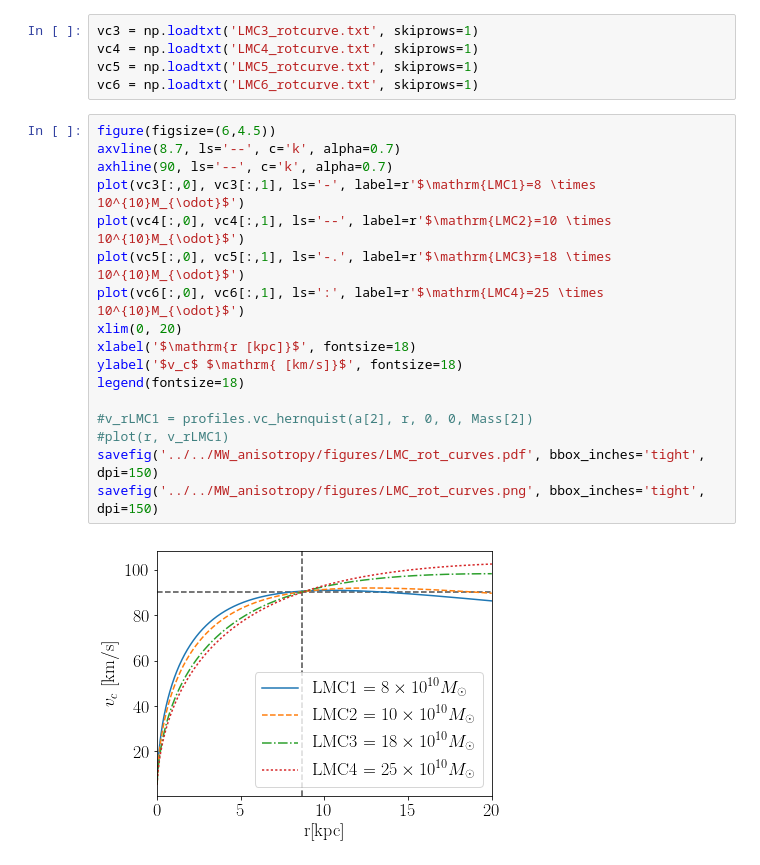
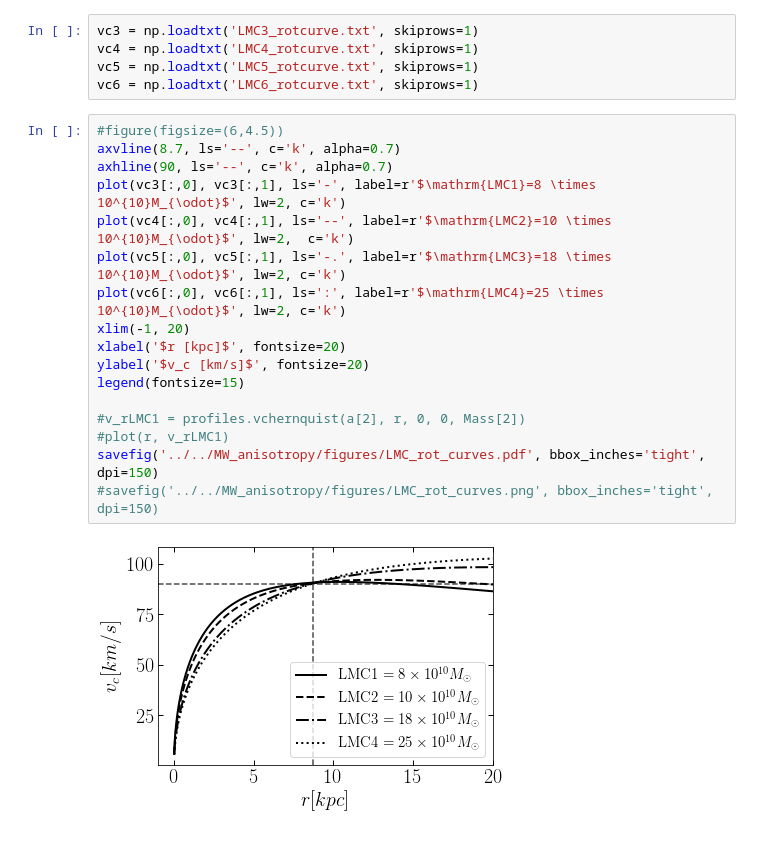
Before and after one commit to jngaravitoc/LMC-MW, a Jupyter notebook: code/LMC_model.ipynb, the cells around one changed output. Cells and saved outputs as stored; diff of their text form.

Commit message:
lmc model update figure style

```diff
--- a/code/LMC_model.ipynb
+++ b/code/LMC_model.ipynb
@@ -90,21 +90,21 @@ vc4 = np.loadtxt('LMC4_rotcurve.txt', skiprows=1)
 vc5 = np.loadtxt('LMC5_rotcurve.txt', skiprows=1)
 vc6 = np.loadtxt('LMC6_rotcurve.txt', skiprows=1)
 # %%
-figure(figsize=(6,4.5))
+#figure(figsize=(6,4.5))
 axvline(8.7, ls='--', c='k', alpha=0.7)
 axhline(90, ls='--', c='k', alpha=0.7)
-plot(vc3[:,0], vc3[:,1], ls='-', label=r'$\mathrm{LMC1}=8 \times 10^{10}M_{\odot}$')
-plot(vc4[:,0], vc4[:,1], ls='--', label=r'$\mathrm{LMC2}=10 \times 10^{10}M_{\odot}$')
-plot(vc5[:,0], vc5[:,1], ls='-.', label=r'$\mathrm{LMC3}=18 \times 10^{10}M_{\odot}$')
-plot(vc6[:,0], vc6[:,1], ls=':', label=r'$\mathrm{LMC4}=25 \times 10^{10}M_{\odot}$')
-xlim(0, 20)
-xlabel('$\mathrm{r [kpc]}$', fontsize=18)
-ylabel('$v_c$ $\mathrm{ [km/s]}$', fontsize=18)
-legend(fontsize=18)
+plot(vc3[:,0], vc3[:,1], ls='-', label=r'$\mathrm{LMC1}=8 \times 10^{10}M_{\odot}$', lw=2, c='k')
+plot(vc4[:,0], vc4[:,1], ls='--', label=r'$\mathrm{LMC2}=10 \times 10^{10}M_{\odot}$', lw=2,  c='k')
+plot(vc5[:,0], vc5[:,1], ls='-.', label=r'$\mathrm{LMC3}=18 \times 10^{10}M_{\odot}$', lw=2, c='k')
+plot(vc6[:,0], vc6[:,1], ls=':', label=r'$\mathrm{LMC4}=25 \times 10^{10}M_{\odot}$', lw=2, c='k')
+xlim(-1, 20)
+xlabel('$r [kpc]$', fontsize=20)
+ylabel('$v_c [km/s]$', fontsize=20)
+legend(fontsize=15)
 
-#v_rLMC1 = profiles.vc_hernquist(a[2], r, 0, 0, Mass[2])
+#v_rLMC1 = profiles.vchernquist(a[2], r, 0, 0, Mass[2])
 #plot(r, v_rLMC1)
 savefig('../../MW_anisotropy/figures/LMC_rot_curves.pdf', bbox_inches='tight', dpi=150)
-savefig('../../MW_anisotropy/figures/LMC_rot_curves.png', bbox_inches='tight', dpi=150)
+#savefig('../../MW_anisotropy/figures/LMC_rot_curves.png', bbox_inches='tight', dpi=150)
 # %% [output]
-[figure, old version]
+[figure, new version]
```
Also changed, not shown: parts of 2 cells of this notebook.
